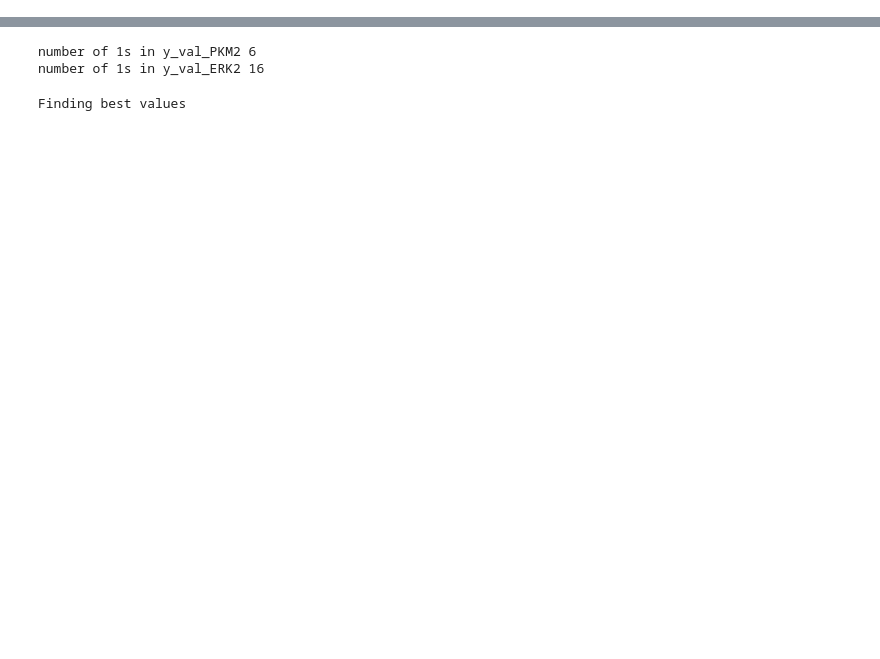
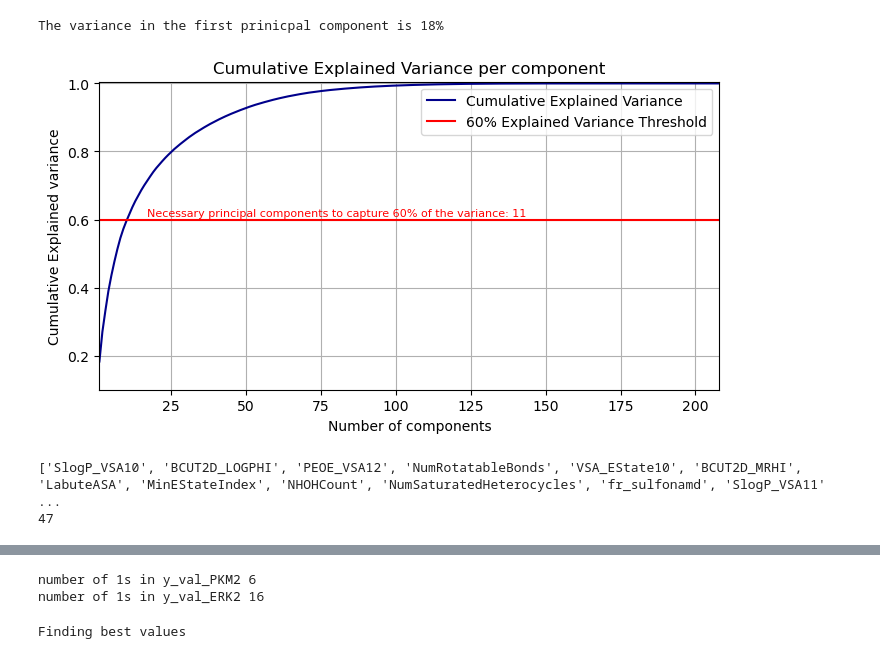
Before and after one commit to seli66/8CC00_group_assignment, a Jupyter notebook: xgboost.ipynb, the cells around one changed output, grey strips where cells are left out. Saved outputs shown, nothing was run; the diff lists cells and outputs as text; code cells hidden in the pictures; blank space fills up the shorter version.

```diff
--- a/xgboost.ipynb
+++ b/xgboost.ipynb
@@ -33,4 +65,70 @@ def evaluate_model(model, X_val, y_val, label, threshold=0.5, print_info=False):
         print(f"TP: {tp}, TN: {tn}, FP: {fp}, FN: {fn}")
         print("-" * 30)
     return precision, recall, accuracy, tn, fp, fn, tp
+# %%
+# SMILES contain the molecules, so apply the calculate_descriptors on SMILES
+data['Descriptors'] = data['SMILES'].apply(compute_descriptors)
+descriptors_df = pd.DataFrame(data['Descriptors'].tolist(), columns=descriptor_list)
+data = pd.concat([data, descriptors_df], axis=1)
+
+# Drop rows with NaN values
+data.dropna(inplace=True)
+# %%
+scaled_descriptors = MinMaxScaler().fit_transform(descriptors_df)
+scaled_descriptors_df = pd.DataFrame(scaled_descriptors, columns=descriptors_df.columns)
+
+principal_components = PCA(n_components=208)
+principal_components.fit(scaled_descriptors_df)
+pca_transformed = principal_components.transform(scaled_descriptors_df)
+# Determine variance and cumulative variance
+variance = principal_components.explained_variance_ratio_
+sum_variance = np.zeros(len(variance)) # Initialize an array for cumulative variance
+for i in range(len(variance)):
+    sum_variance[i] = sum(variance[0:i+1])
+
+# Determine the amount of principal components to capture 60% variance
+threshold_component = np.where(sum_variance > 0.60)[0][0] # Component at which the cumulative variance is higher than 0.6
+
+# Variance in the first component
+first_component = sum_variance[0]*100
+print(f'The variance in the first prinicpal component is {first_component:.0f}%')
+
+plt.figure(figsize=(8,4))
+plt.plot(range(1,len(variance)+1),sum_variance , color='darkblue')
+plt.text(threshold_component+7, 0.61, f'Necessary principal components to capture 60% of the variance: {threshold_component+1}', fontsize=8, color='r')
+plt.axhline(y=0.6, color='r')
+plt.xlabel('Number of components')
+plt.ylabel('Cumulative Explained variance')
+plt.ylim(0.1,1.005)
+plt.legend(['Cumulative Explained Variance', '60% Explained Variance Threshold'])
+plt.xlim(1,208)
+plt.grid()
+plt.title('Cumulative Explained Variance per component')
+plt.show()
+# %% [output]
+The variance in the first prinicpal component is 18%
+[figure, added]
+# %%
+# Extract the eigenvalues from the first principal component
+top_descriptors = []
+for i in range(11):
+    pca_eigenvalue = principal_components.components_[i]
+    absolute_eigenvalue = np.abs(pca_eigenvalue)
+    df_eigenvalues = pd.DataFrame(absolute_eigenvalue, columns=['Eigenvalue']) # Create dataframe for visualisation
+    df_eigenvalues['Descriptor'] = scaled_descriptors_df.columns # Add the features
+    df_sort = df_eigenvalues.sort_values(by='Eigenvalue', ascending=False) # Sort them on eigenvalue
+    #print(df_sort.head(10)) # Print the top 10 eigenvalues
+
+    top_5_descriptors = df_sort['Descriptor'].head(5).tolist() # Get the top 5 descriptors
+    top_descriptors.extend(top_5_descriptors) # Add them to the list
+
+# Remove duplicates
+top_descriptors = list(set(top_descriptors))
+
+# Display the DataFrame as a table
+print(top_descriptors)
+print(len(top_descriptors))
+# %% [output]
+['SlogP_VSA10', 'BCUT2D_LOGPHI', 'PEOE_VSA12', 'NumRotatableBonds', 'VSA_EState10', 'BCUT2D_MRHI', 'LabuteASA', 'MinEStateIndex', 'NHOHCount', 'NumSaturatedHeterocycles', 'fr_sulfonamd', 'SlogP_VSA11' ...
+47
 # %%
```
Also changed, not shown: parts of 10 cells of this notebook, 2 other files.
